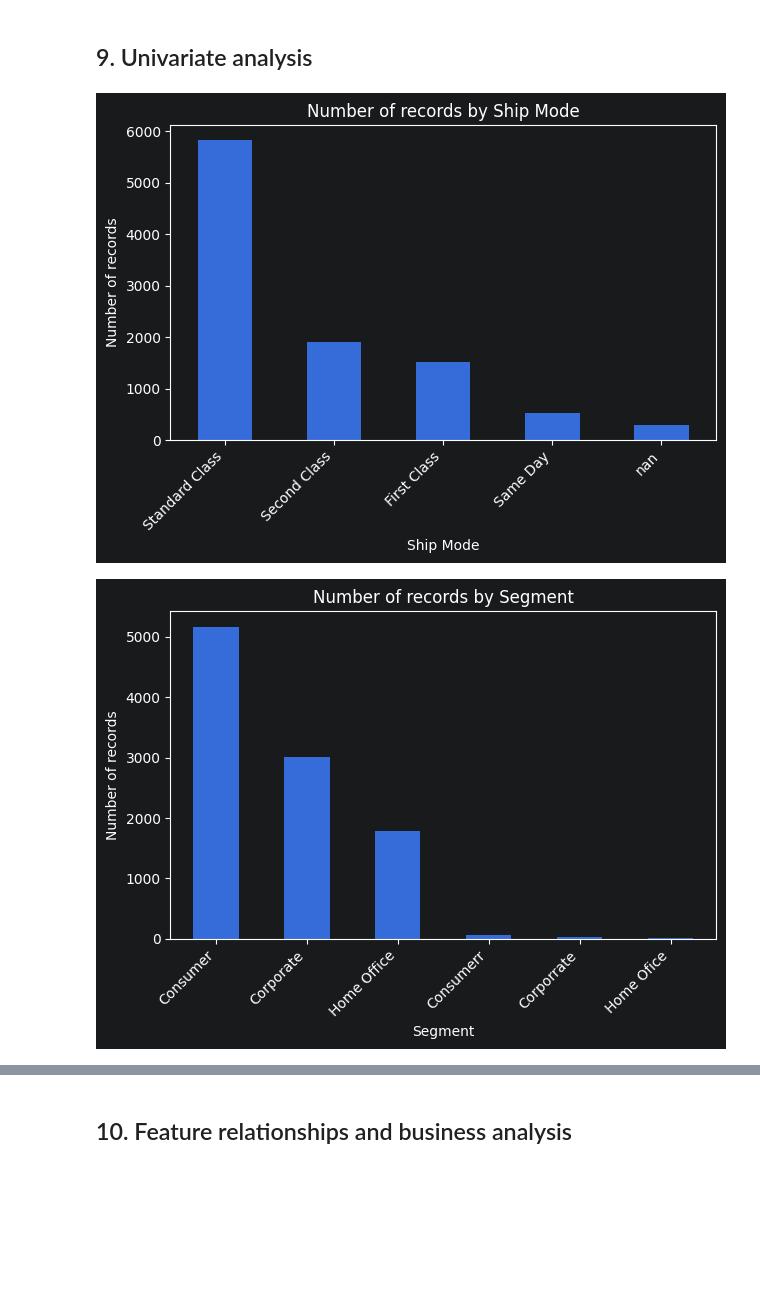
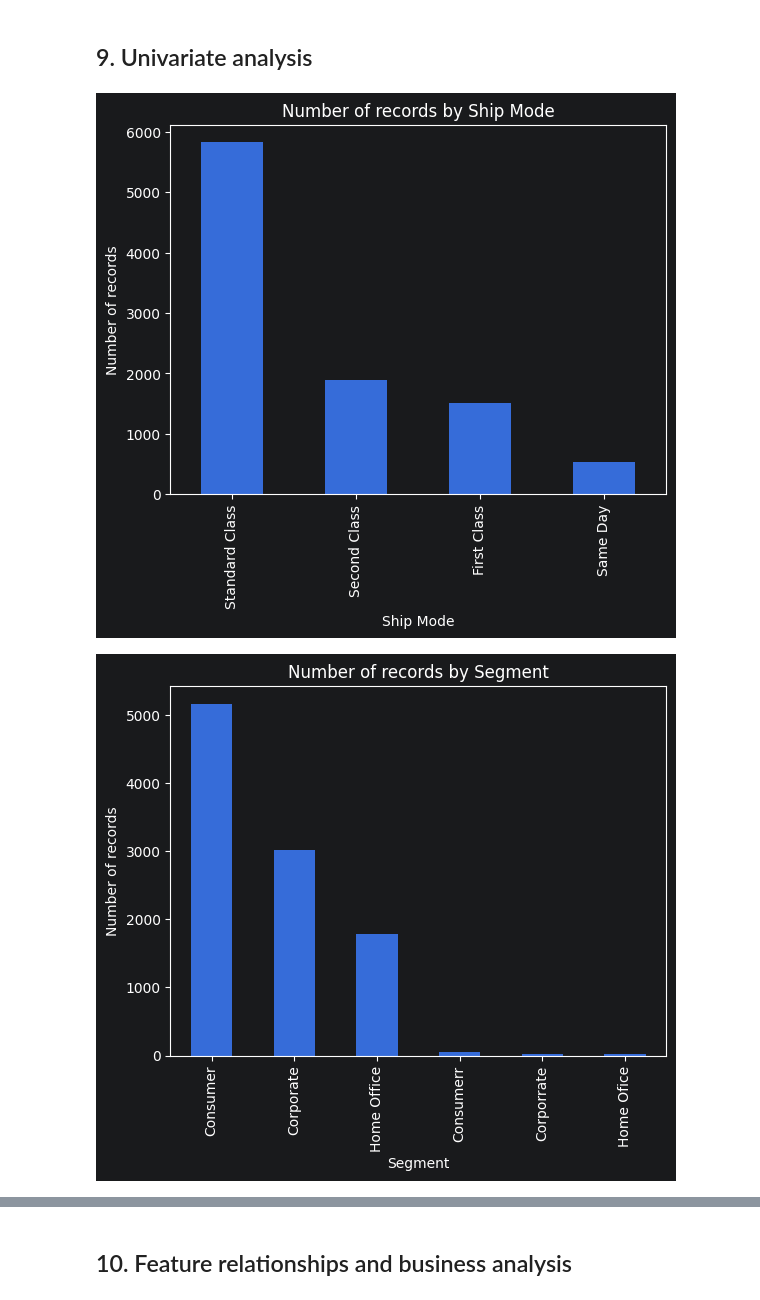
Before and after one commit to Abd0id/DataStore360, a Jupyter notebook: notebooks/EDA.ipynb, the cells around one changed output, grey strips where cells are left out. Drawn from its saved outputs; the diff is of its cells as text; code cells hidden in the pictures; blank space fills up the shorter version.

```diff
--- a/notebooks/EDA.ipynb
+++ b/notebooks/EDA.ipynb
@@ -218,21 +217,18 @@ for col in known_cols:
 # %% [markdown]
 ## 9. Univariate analysis
 # %%
-categorical_columns = [c for c in ['Ship Mode', 'Segment', 'Category', 'Sub-Category', 'Region'] if c in df.columns]
+`categorical_columns = ['Ship Mode', 'Segment', 'Category', 'Sub-Category']
 for column in categorical_columns:
-    df[column].value_counts(dropna=False).plot(kind='bar')
+    df[column].value_counts().plot(kind='bar')
     plt.title(f'Number of records by {column}')
     plt.xlabel(column)
     plt.ylabel('Number of records')
-    plt.xticks(rotation=45, ha='right')
-    plt.tight_layout()
     plt.show()
 
-numeric_columns = [c for c in ['Sales', 'Quantity', 'Discount', 'Profit'] if c in df.columns]
-df[numeric_columns].hist(figsize=(12, 8), bins=30)
+numeric_columns = ['Sales', 'Quantity', 'Discount', 'Profit']
+df[numeric_columns].hist(bins=30)
 plt.suptitle('Distributions of numeric variables')
-plt.tight_layout()
 plt.show()
 # %% [output]
-[figure, old version]
+[figure, new version]
-[figure, old version]
+[figure, new version]
```
Also changed, not shown: parts of 5 cells of this notebook, 33 other files.
